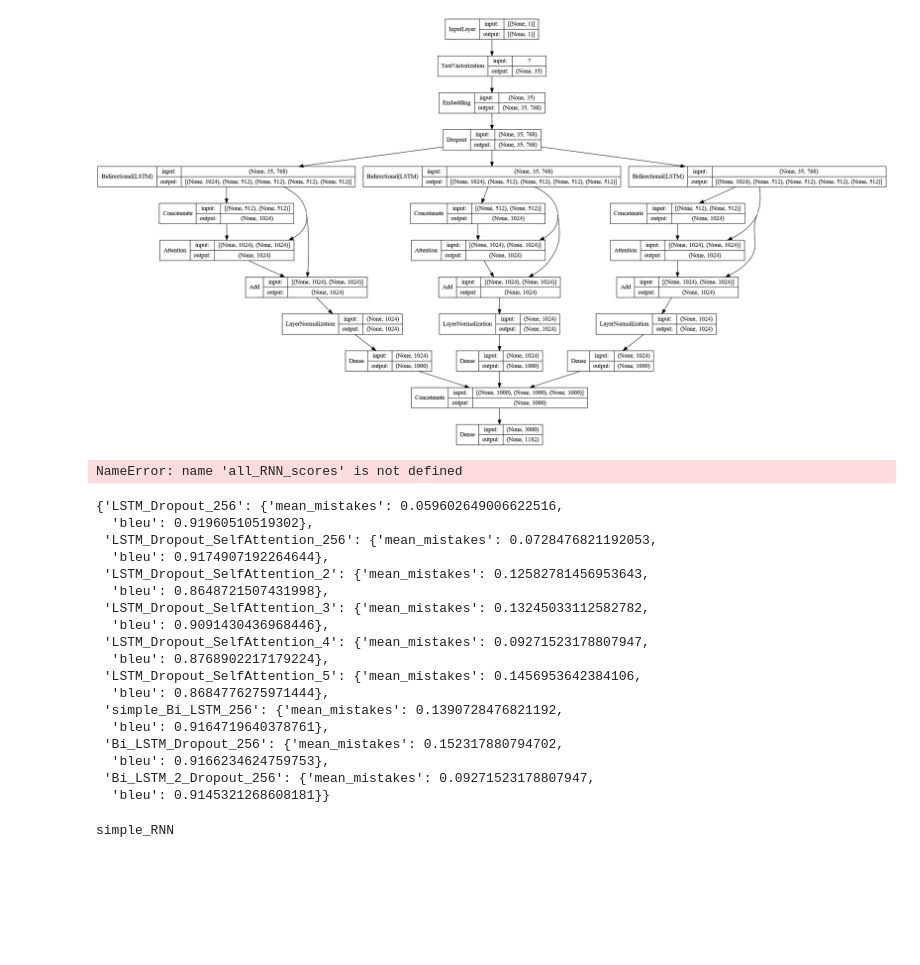
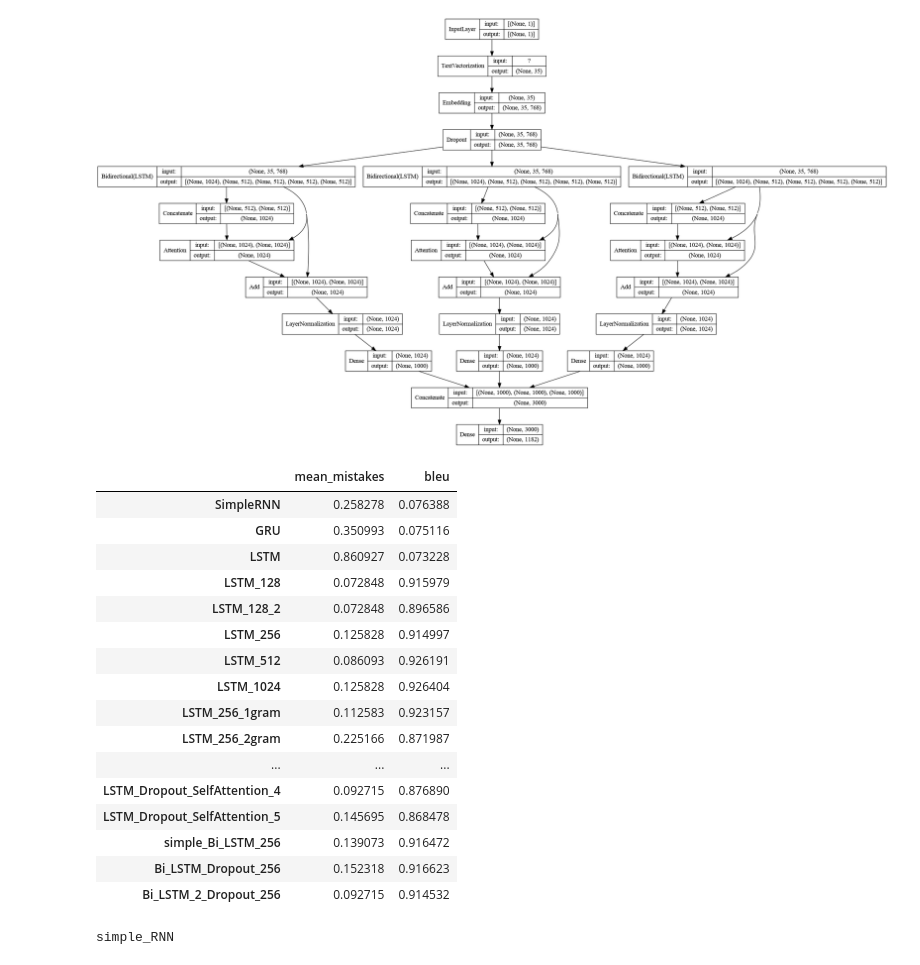
Before and after one commit to glennwuwu/next-word-predictor-rnn, a Jupyter notebook: RNN.ipynb, the cells around one changed output. Drawn from its saved outputs; the diff is of its cells as text; code cells hidden in the pictures; blank space fills up the shorter version.

```diff
--- a/RNN.ipynb
+++ b/RNN.ipynb
@@ -2350,31 +2353,26 @@ json.dump(other_RNN_scores, open("other_RNN_scores.json", "w"))
 LSTM_Dropout_SelfAttention_5 = load_model("models/LSTM_Dropout_SelfAttention_5.keras")
 other_RNN_scores["LSTM_Dropout_SelfAttention_5"] = calculate_scoring_metrics(LSTM_Dropout_SelfAttention_5)
 json.dump(other_RNN_scores, open("other_RNN_scores.json", "w"))
-# %%
-display_scores(all_RNN_scores)
-# %% [output]
-NameError: name 'all_RNN_scores' is not defined
-# %%
-display_scores(other_RNN_scores)
-# %% [output]
-{'LSTM_Dropout_256': {'mean_mistakes': 0.059602649006622516,
-  'bleu': 0.91960510519302},
- 'LSTM_Dropout_SelfAttention_256': {'mean_mistakes': 0.0728476821192053,
-  'bleu': 0.9174907192264644},
- 'LSTM_Dropout_SelfAttention_2': {'mean_mistakes': 0.12582781456953643,
-  'bleu': 0.8648721507431998},
- 'LSTM_Dropout_SelfAttention_3': {'mean_mistakes': 0.13245033112582782,
-  'bleu': 0.9091430436968446},
- 'LSTM_Dropout_SelfAttention_4': {'mean_mistakes': 0.09271523178807947,
-  'bleu': 0.8768902217179224},
- 'LSTM_Dropout_SelfAttention_5': {'mean_mistakes': 0.1456953642384106,
-  'bleu': 0.8684776275971444},
- 'simple_Bi_LSTM_256': {'mean_mistakes': 0.1390728476821192,
-  'bleu': 0.9164719640378761},
- 'Bi_LSTM_Dropout_256': {'mean_mistakes': 0.152317880794702,
-  'bleu': 0.9166234624759753},
- 'Bi_LSTM_2_Dropout_256': {'mean_mistakes': 0.09271523178807947,
-  'bleu': 0.9145321268608181}}
+# %%
+pd.concat([pd.DataFrame(display_scores(all_RNN_scores)).transpose(), pd.DataFrame(display_scores(other_RNN_scores)).transpose()])
+# %% [output]
+|  | mean_mistakes | bleu |
+| SimpleRNN | 0.258278 | 0.076388 |
+| GRU | 0.350993 | 0.075116 |
+| LSTM | 0.860927 | 0.073228 |
+| LSTM_128 | 0.072848 | 0.915979 |
+| LSTM_128_2 | 0.072848 | 0.896586 |
+| LSTM_256 | 0.125828 | 0.914997 |
+| LSTM_512 | 0.086093 | 0.926191 |
+| LSTM_1024 | 0.125828 | 0.926404 |
+| LSTM_256_1gram | 0.112583 | 0.923157 |
+| LSTM_256_2gram | 0.225166 | 0.871987 |
+| ... | ... | ... |
+| LSTM_Dropout_SelfAttention_4 | 0.092715 | 0.876890 |
+| LSTM_Dropout_SelfAttention_5 | 0.145695 | 0.868478 |
+| simple_Bi_LSTM_256 | 0.139073 | 0.916472 |
+| Bi_LSTM_Dropout_256 | 0.152318 | 0.916623 |
+| Bi_LSTM_2_Dropout_256 | 0.092715 | 0.914532 |
 # %%
 # loading
 
```
Also changed, not shown: parts of 2 cells of this notebook.
